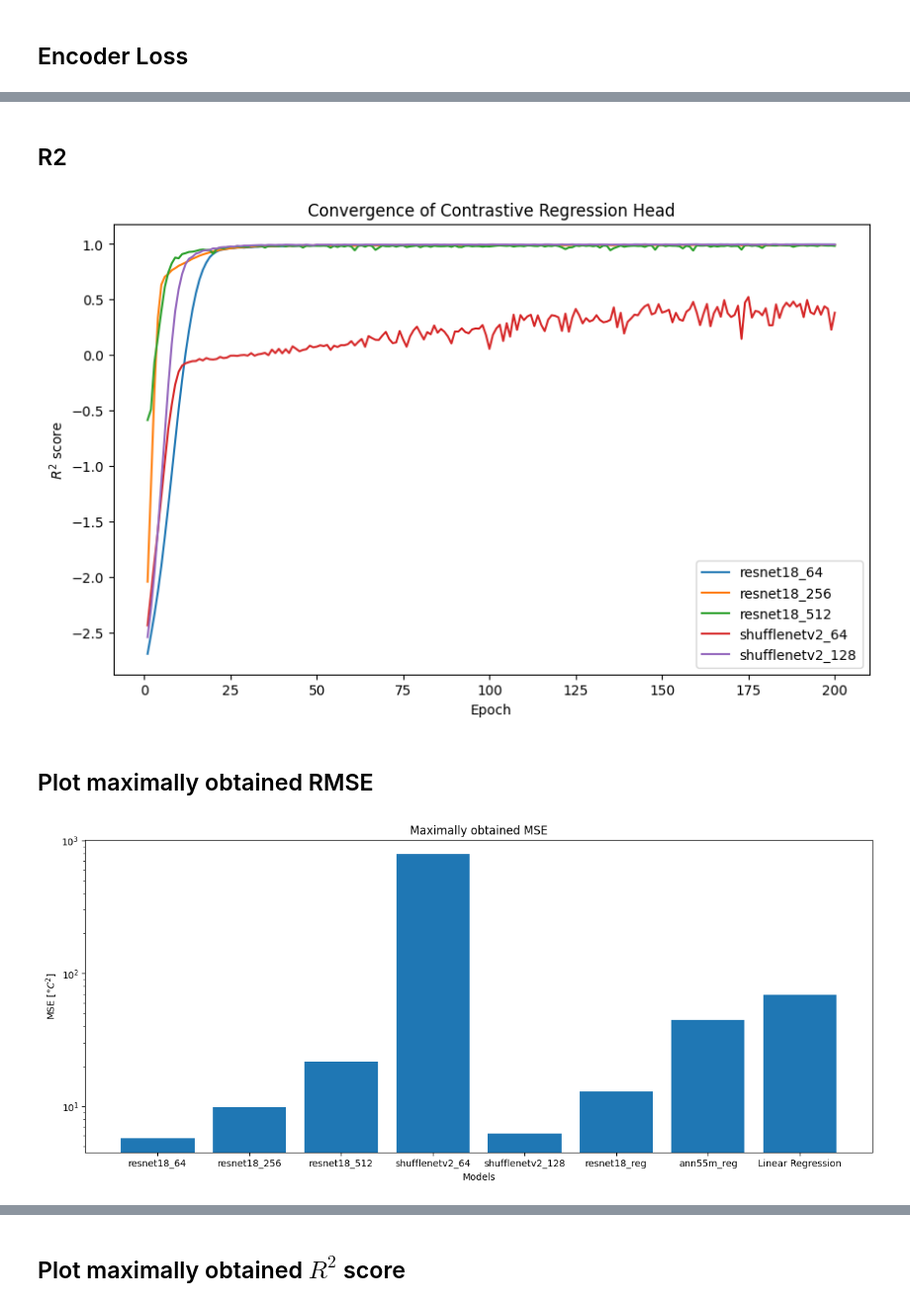
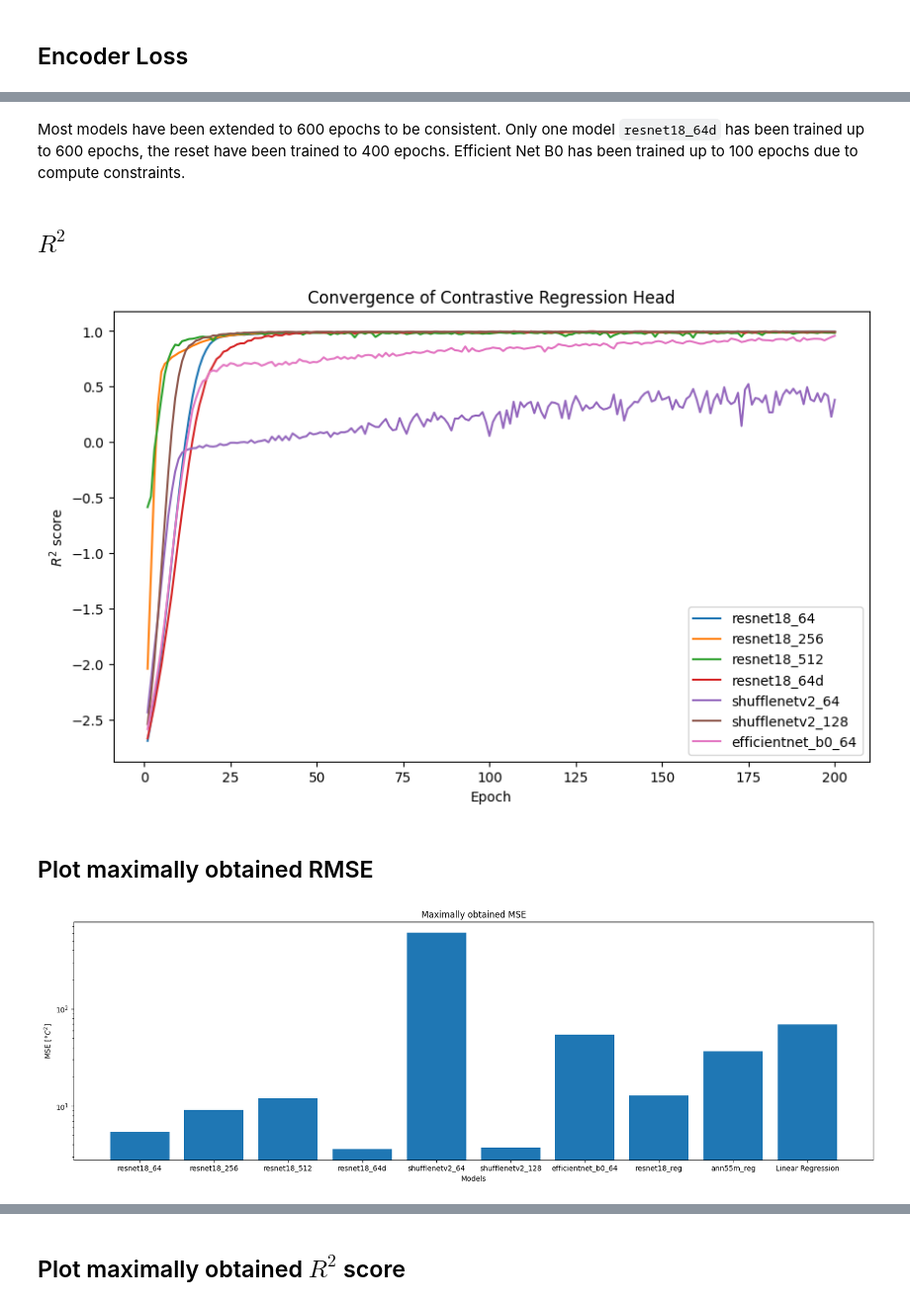
Before and after one commit to tsopeter/835-Final-Project, a Jupyter notebook: CompareModels.ipynb, the cells around one changed output, grey strips where cells are left out. Shown at 99% size. Cells and saved outputs as stored; diff of their text form; code cells hidden in the pictures.

Commit message:
+Visuals

```diff
--- a/CompareModels.ipynb
+++ b/CompareModels.ipynb
@@ -76,12 +111,16 @@ plt.show()
-# %% [markdown]
-## R2
+# %% [markdown]
+Most models have been extended to 600 epochs to be consistent. Only one model `resnet18_64d` has been trained up to 600 epochs, the reset have been trained to 400 epochs. Efficient Net B0 has been trained up to 100 epochs due to compute constraints.
+# %% [markdown]
+## $R^2$
 # %%
 Models = {}
 Models['resnet18_64'] = GetRegressorDataAsDict('ConModels/Resnet18/5_400ep_64e_r_200ep_1_t1.0_b128/Regressor')
 Models['resnet18_256'] = GetRegressorDataAsDict('ConModels/Resnet18/1_400ep_256e_r_200ep_1_t1.0_b128/Regressor')
 Models['resnet18_512'] = GetRegressorDataAsDict('ConModels/Resnet18/4_400ep_512e_r_200ep_1_t1.0_b128/Regressor')
+Models['resnet18_64d'] = GetRegressorDataAsDict('ConModels/Resnet18/6_600ep_64e_r_200ep_1_t1.0_b256/Regressor')
 Models['shufflenetv2_64'] = GetRegressorDataAsDict('ConModels/ShuffleNetV2/1_400ep_64e_r_200ep_1_t1.0/Regressor')
 Models['shufflenetv2_128'] = GetRegressorDataAsDict('ConModels/ShuffleNetV2/1_400ep_128e_r_200ep_1_t1.0/Regressor')
+Models['efficientnet_b0_64'] = GetRegressorDataAsDict('ConModels/EfficientNetB0/1_100ep_64e_r_200ep_1/Regressor')
 
 epochs = 200
 plt.figure(figsize=[10, 6])
@@ -99,35 +138,37 @@ plt.ylabel(r"$R^2$ score")
 plt.legend([key for key, _ in Models.items()])
 plt.show()
 # %% [output]
-[figure, old version]
+[figure, new version]
 # %% [markdown]
 ## Plot maximally obtained RMSE
 # %%
 Models = {}
 Models['resnet18_64'] = GetRegressorDataAsDict('ConModels/Resnet18/5_400ep_64e_r_200ep_1_t1.0_b128/Regressor')
 Models['resnet18_256'] = GetRegressorDataAsDict('ConModels/Resnet18/1_400ep_256e_r_200ep_1_t1.0_b128/Regressor')
 Models['resnet18_512'] = GetRegressorDataAsDict('ConModels/Resnet18/4_400ep_512e_r_200ep_1_t1.0_b128/Regressor')
+Models['resnet18_64d'] = GetRegressorDataAsDict('ConModels/Resnet18/6_600ep_64e_r_200ep_1_t1.0_b256/Regressor')
 Models['shufflenetv2_64'] = GetRegressorDataAsDict('ConModels/ShuffleNetV2/1_400ep_64e_r_200ep_1_t1.0/Regressor')
 Models['shufflenetv2_128'] = GetRegressorDataAsDict('ConModels/ShuffleNetV2/1_400ep_128e_r_200ep_1_t1.0/Regressor')
+Models['efficientnet_b0_64'] = GetRegressorDataAsDict('ConModels/EfficientNetB0/1_100ep_64e_r_200ep_1/Regressor')
 Models['resnet18_reg'] = GetRegressorDataAsDict('Resnet18Models')
 Models['ann55m_reg']   = GetRegressorDataAsDict('ANNModels/55M')
 Models['Linear Regression'] = {
     'VMSE' : np.array([69.12810516357422]), # Obtained directly from Baseline_LinearRegression.ipynb
     'RMSE' : np.array([8.3143310546875]),
     'VR2'  : np.array([0.946037232875824])
 }
 
-plt.figure(figsize=[15, 6])
+plt.figure(figsize=[20, 6])
 plt.bar(
     [key for key, _ in Models.items()],
     np.array([
-        Models[key]['VMSE'][-1] for key, item in Models.items()
+        np.min(Models[key]['VMSE']) for key, item in Models.items()
     ]).T
 )
 plt.title("Maximally obtained MSE")
 plt.xlabel("Models")
 plt.ylabel(r"MSE $[\degree C^2]$")
 plt.yscale("log")
 plt.show()
 # %% [output]
-[figure, old version]
+[figure, new version]
```
Also changed, not shown: parts of 7 cells of this notebook, 2 other files.
